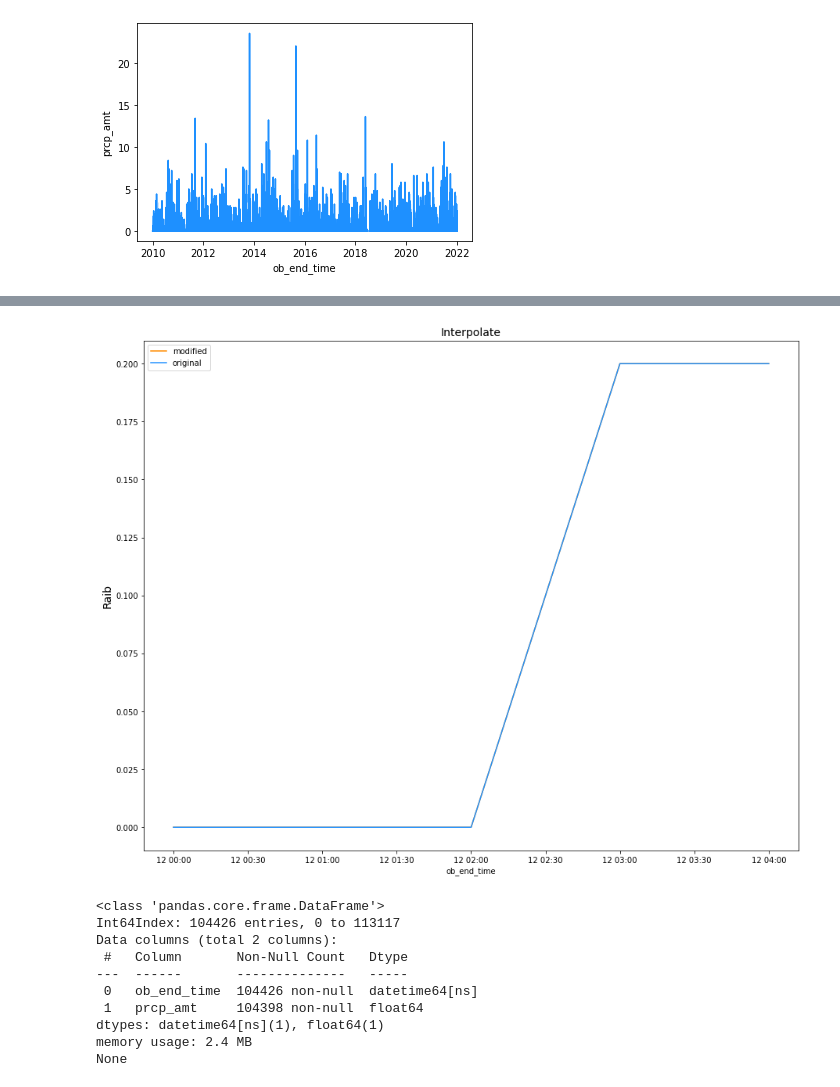
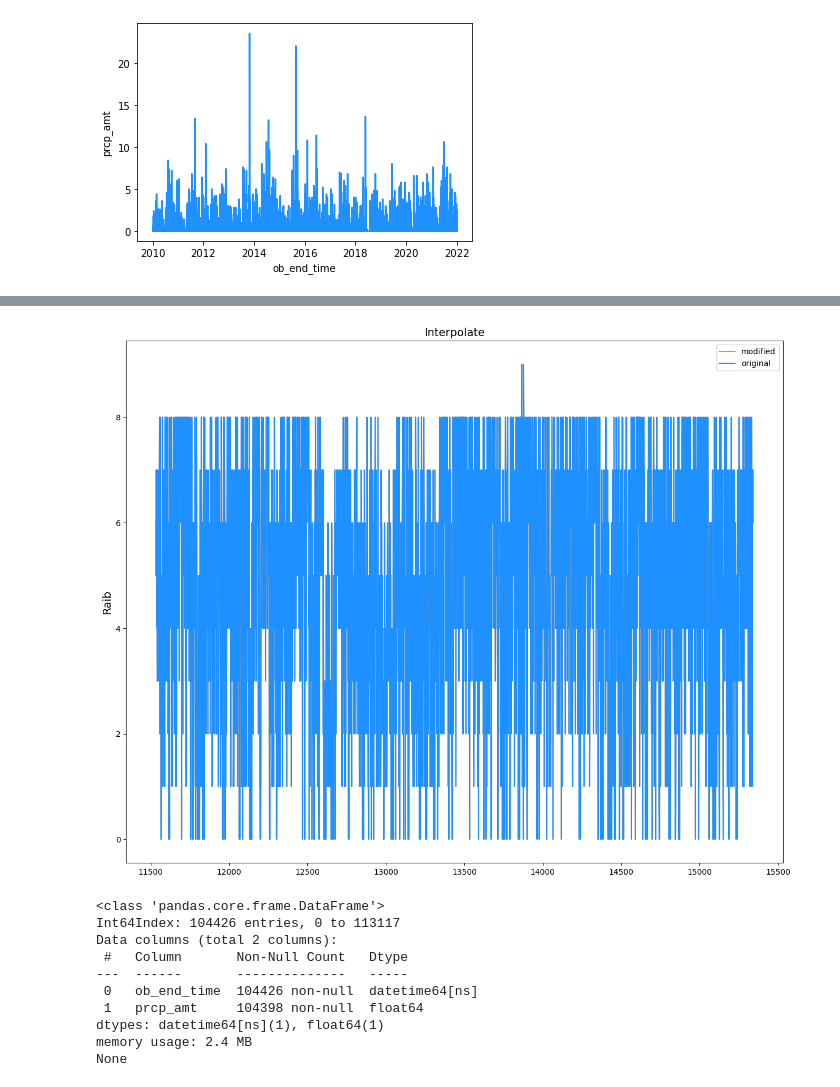
Before and after one commit to Derv6464/dataAnalytics, a Jupyter notebook: analytics-project.ipynb, the cells around one changed output, grey strips where cells are left out. Drawn from its saved outputs; the diff is of its cells as text; code cells hidden in the pictures.

```diff
--- a/analytics-project.ipynb
+++ b/analytics-project.ipynb
@@ -65,6 +49,9 @@ Name: date, dtype: datetime64[ns]
 2010-07-30 00:00:00
 4537   2022-12-31
 Name: Day, dtype: datetime64[ns]
+# %%
+dfB = dfB.set_index("Day")
+dfW = dfW.set_index("date")
 # %%
 dfW.info()
 dfB.info()
@@ -111,0 +106,11 @@ dfW['prcp_amt'].isna().sum()
+# %%
+dfW["cloud_cover"] = dfW["cloud_cover"].values.astype(float)
+dfW["global_radiation"] = dfW["global_radiation"].values.astype(float)
+dfW["max_temp"] = dfW["max_temp"].values.astype(float)
+dfW["mean_temp"] = dfW["mean_temp"].values.astype(float)
+dfW["min_temp"] = dfW["min_temp"].values.astype(float)
+dfW["precipitation"] = dfW["precipitation"].values.astype(float)
+dfW["snow_depth"] = dfW["snow_depth"].values.astype(float)
+
+
+dfW.info()
@@ -112,14 +134,21 @@ dfW['prcp_amt'].isna().sum()
+# %%
+dfW['cloud_cover'] = dfW['cloud_cover'].interpolate()
+dfW['global_radiation'] = dfW['global_radiation'].interpolate()
+dfW['max_temp'] = dfW['max_temp'].interpolate()
+dfW['mean_temp'] = dfW['mean_temp'].interpolate()
+dfW['min_temp'] = dfW['min_temp'].interpolate()
+dfW['precipitation'] = dfW['precipitation'].interpolate()
+dfW['snow_depth'] = dfW['snow_depth'].interpolate()
 # %%
-data = dfW.iloc[79900:79905]
+data = dfW
 f, ax = plt.subplots(nrows=1, ncols=1, figsize=(15, 12))
-sns.lineplot(x=data.ob_end_time, y=data.prcp_amt.interpolate(),color='darkorange', label = 'modified')
-sns.lineplot(x=data.ob_end_time, y=data.prcp_amt.fillna(np.inf),  color='dodgerblue', label = 'original')
+sns.lineplot(x=data.index, y=data.cloud_cover.interpolate(),color='darkorange', label = 'modified')
+sns.lineplot(x=data.index, y=data.cloud_cover.fillna(np.inf),  color='dodgerblue', label = 'original')
 ax.set_title(f'Interpolate', fontsize=14)
 ax.set_ylabel(ylabel='Raib', fontsize=14)
-
 plt.show()
 # %% [output]
-[figure, old version]
+[figure, new version]
 # %%
 print(dfW.info())
 # %% [output]
```
Also changed, not shown: parts of 9 cells of this notebook.
